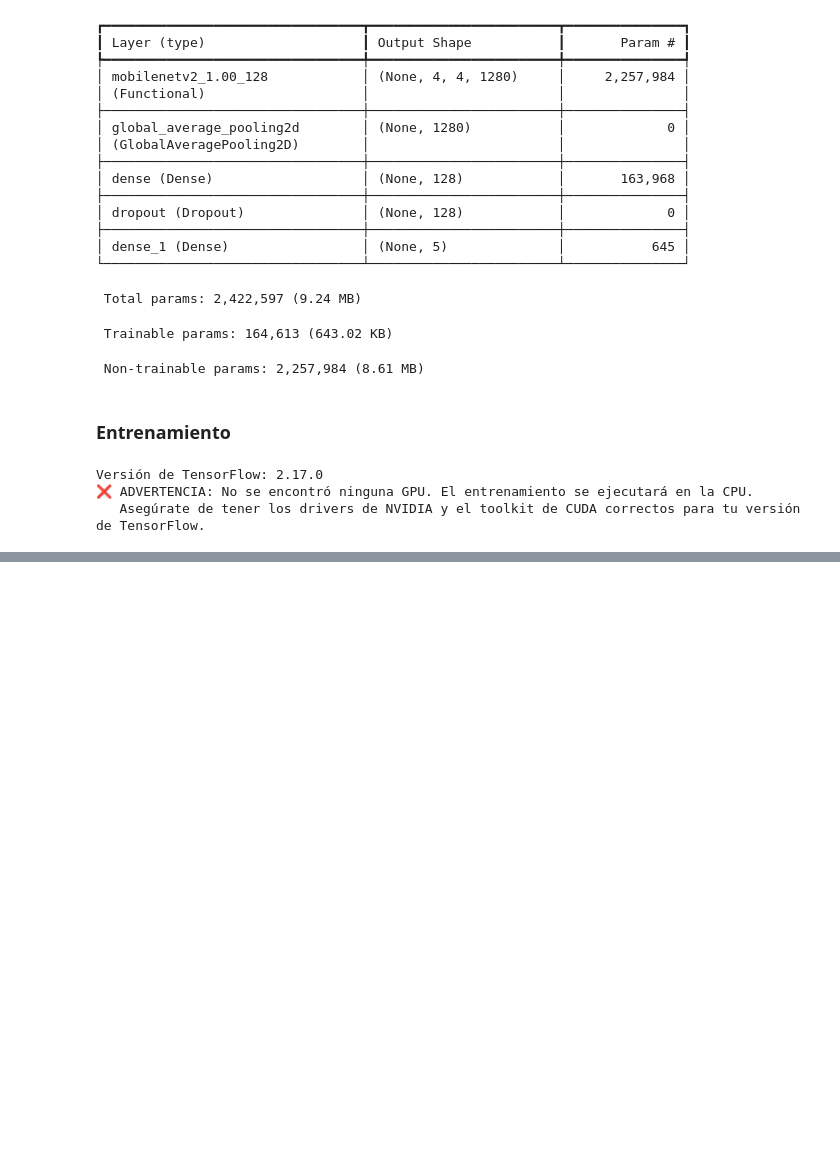
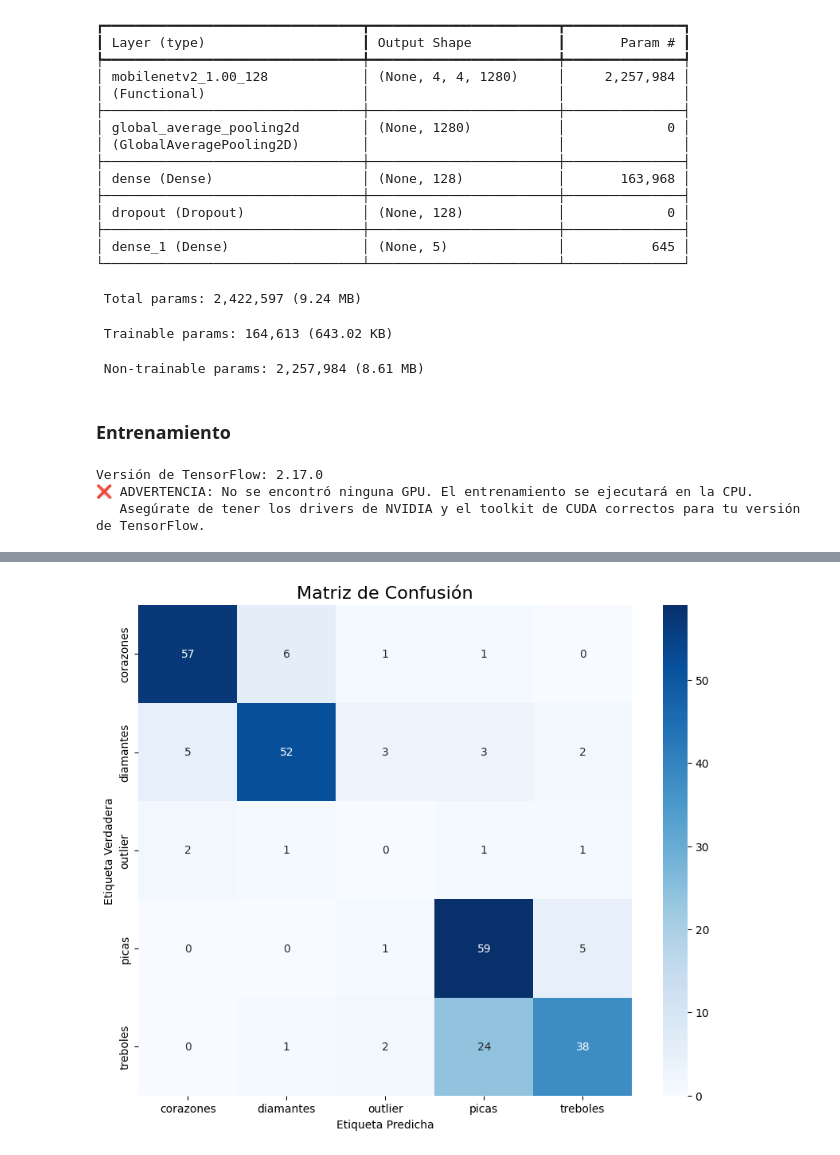
Before and after one commit to asaezs/CardClassifier, a Jupyter notebook: clasificador_cartas.ipynb, the cells around one changed output, grey strips where cells are left out. Cells and saved outputs as stored; diff of their text form; code cells hidden in the pictures; blank space fills up the shorter version.

```diff
--- a/clasificador_cartas.ipynb
+++ b/clasificador_cartas.ipynb
@@ -346,0 +458,20 @@ Versión de TensorFlow: 2.17.0
+# %%
+from sklearn.metrics import confusion_matrix, classification_report
+import seaborn as sns
+
+print("Generando predicciones para el conjunto de prueba...")
+predictions = best_model.predict(test_generator)
+
+# Probabilidades a una clase
+# np.argmax() da el índice de la probabilidad más alta
+predicted_classes = np.argmax(predictions, axis=1)
+
+true_classes = test_generator.classes
+class_labels = list(test_generator.class_indices.keys())
+
+# Reporte de Clasificación
+# Muestra la precisión, recall y F1-score para CADA clase
+print("\nReporte de Clasificación:")
+print(classification_report(true_classes, predicted_classes, target_names=class_labels))
+
+cm = confusion_matrix(true_classes, predicted_classes)
@@ -346,0 +494,13 @@ Versión de TensorFlow: 2.17.0
+# %%
+cm_df = pd.DataFrame(cm,
+                     index = class_labels,
+                     columns = class_labels)
+
+plt.figure(figsize=(10, 8))
+sns.heatmap(cm_df, annot=True, fmt='d', cmap='Blues')
+plt.title('Matriz de Confusión', fontsize=16)
+plt.ylabel('Etiqueta Verdadera')
+plt.xlabel('Etiqueta Predicha')
+plt.show()
+# %% [output]
+[figure, added]
```
Also changed, not shown: parts of 8 cells of this notebook, 6 other files.
